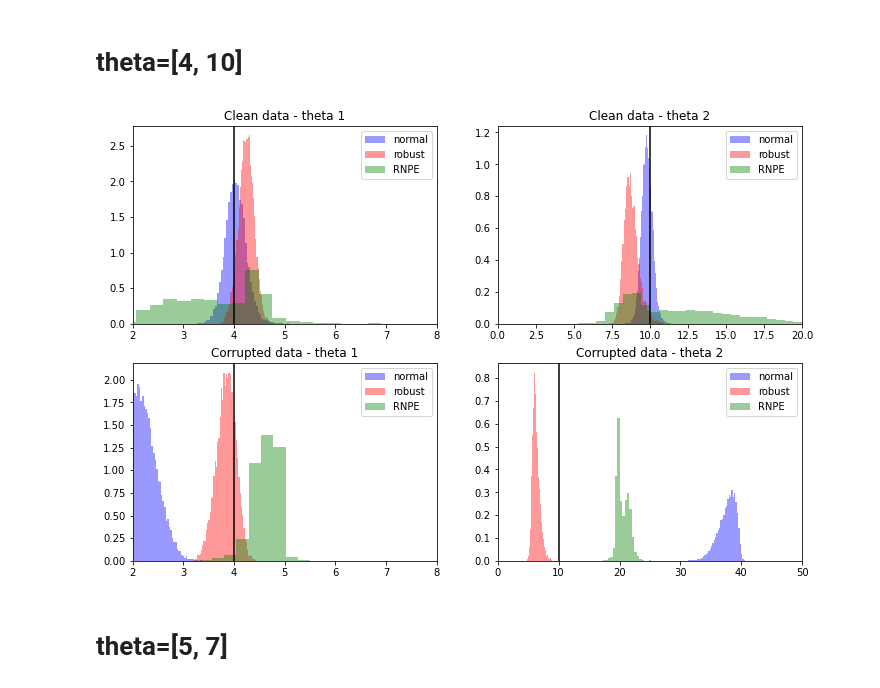
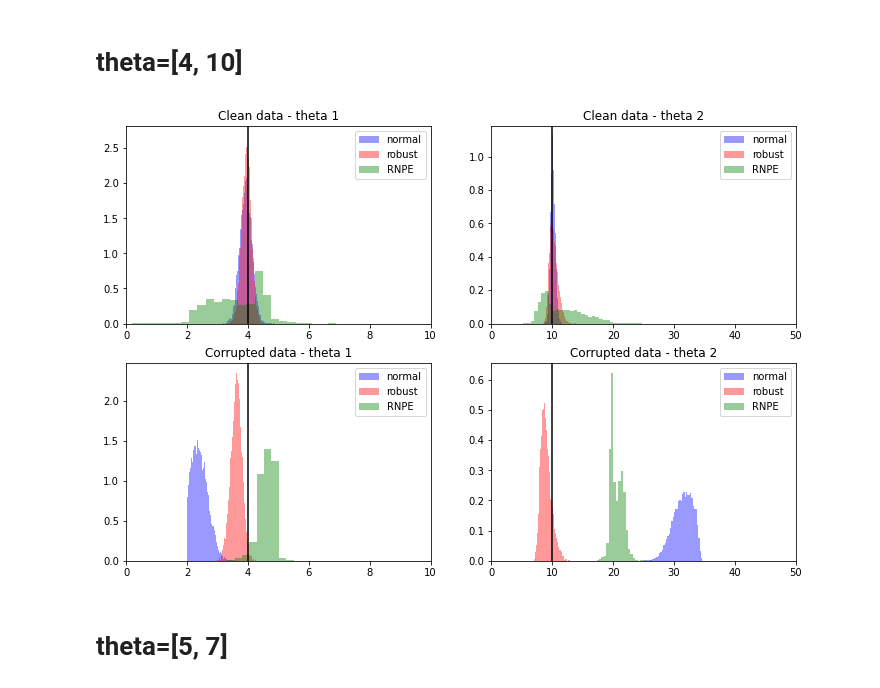
Before and after one commit to huangdaolang/robust-sbi, a Jupyter notebook: Ricker-Visualization.ipynb, the cells around one changed output. Drawn from its saved outputs; the diff is of its cells as text; code cells hidden in the pictures.

```diff
--- a/Ricker-Visualization.ipynb
+++ b/Ricker-Visualization.ipynb
@@ -130,7 +130,7 @@ theta = np.load("data/ricker_theta_4000.npy")
 # %%
 theta_gt = torch.tensor([4, 10])
 obs = ricker(theta_gt).to(device)
-sigma = torch.tensor([100])
+sigma = torch.tensor([60])
 obs_cont = corruption.magnitude_sigma(obs, var=sigma).reshape(-1, 100, 100)
 
 root_name = "objects/ricker/var=100_mmd_beta=2.0_theta=[4,10]/2"
@@ -153,38 +153,38 @@ sns.distplot(post_samples_normal_clean[:, 0].cpu().numpy(), color='blue', kde=Fa
 sns.distplot(post_samples_robust_clean[:, 0].cpu().numpy(), color='red', kde=False, norm_hist=True, label="robust")
 sns.distplot(post_samples_rnpe_clean[:, 0], color='green', kde=False, norm_hist=True, label="RNPE")
 plt.legend()
-plt.xlim(2, 8)
+plt.xlim(0, 10)
 plt.title("Clean data - theta 1")
 
 plt.subplot(2, 2, 2)
 plt.axvline(x=theta_gt[1],ls="-",c="black")
 sns.distplot(post_samples_normal_clean[:, 1].cpu().numpy(), color='blue', kde=False, norm_hist=True, label="normal")
 sns.distplot(post_samples_robust_clean[:, 1].cpu().numpy(), color='red', kde=False, norm_hist=True, label="robust")
 sns.distplot(post_samples_rnpe_clean[:, 1], color='green', kde=False, norm_hist=True, label="RNPE")
 plt.legend()
-plt.xlim(0, 20)
+plt.xlim(0, 50)
 plt.title("Clean data - theta 2")
 
 plt.subplot(2, 2, 3)
 plt.axvline(x=theta_gt[0],ls="-",c="black")
 sns.distplot(post_samples_normal_cont[:, 0].cpu().numpy(), color='blue', kde=False, norm_hist=True, label="normal")
 sns.distplot(post_samples_robust_cont[:, 0].cpu().numpy(), color='red', kde=False, norm_hist=True, label="robust")
 sns.distplot(post_samples_rnpe_cont[:, 0], color='green', kde=False, norm_hist=True, label="RNPE")
 plt.legend()
-plt.xlim(2, 8)
+plt.xlim(0, 10)
 plt.title("Corrupted data - theta 1")
 
 plt.subplot(2, 2, 4)
 plt.axvline(x=theta_gt[1],ls="-",c="black")
 sns.distplot(post_samples_normal_cont[:, 1].cpu().numpy(), color='blue', kde=False, norm_hist=True, label="normal")
 sns.distplot(post_samples_robust_cont[:, 1].cpu().numpy(), color='red', kde=False, norm_hist=True, label="robust")
 sns.distplot(post_samples_rnpe_cont[:, 1], color='green', kde=False, norm_hist=True, label="RNPE")
 plt.legend()
 plt.xlim(0, 50)
 plt.title("Corrupted data - theta 2")
 plt.show()
 # %% [output]
-[figure, old version]
+[figure, new version]
 # %% [markdown]
 # theta=[5, 7]
 # %%
```
Also changed, not shown: parts of 4 cells of this notebook, 8 other files.
